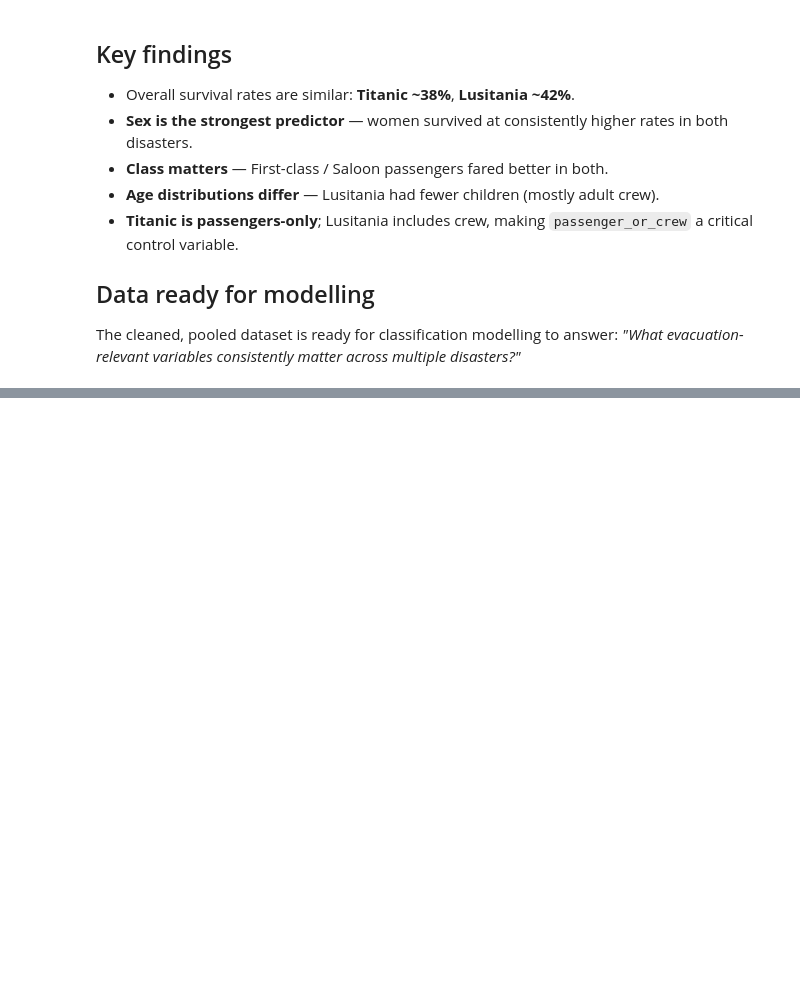
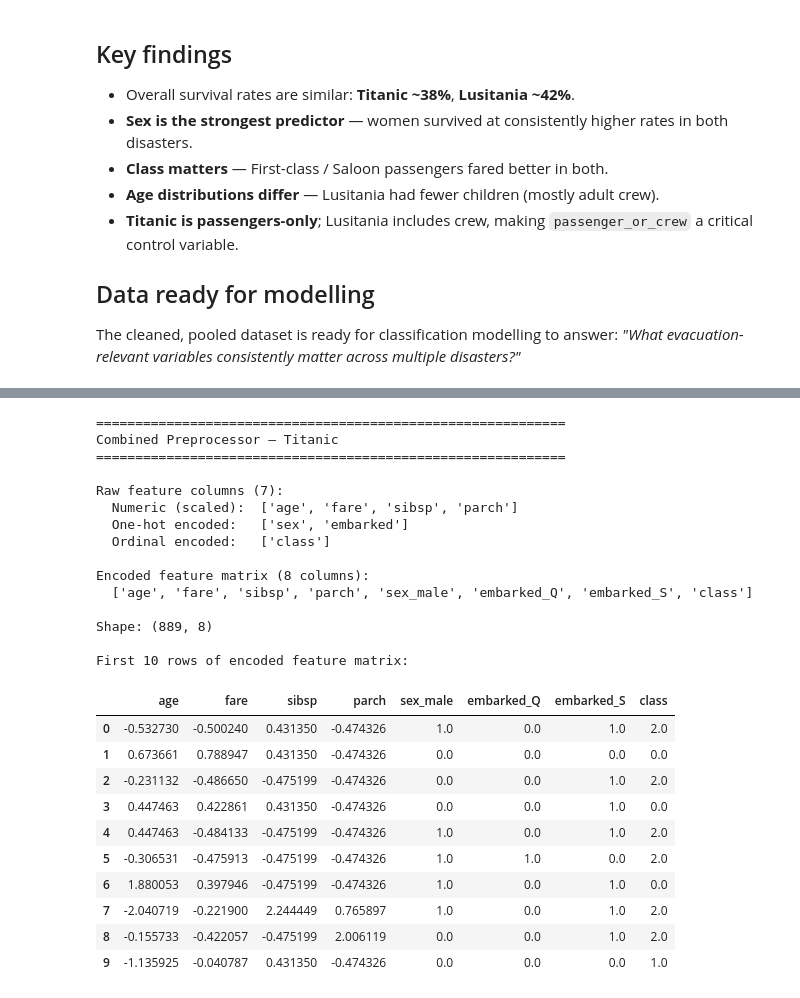
Before and after one commit to 4vince/MIH_MachineLearning, a Jupyter notebook: MIH_ML.ipynb, the cells around one changed output, grey strips where cells are left out. Cells and saved outputs as stored; diff of their text form; code cells hidden in the pictures; blank space fills up the shorter version.

Commit message:
added feature extraction

```diff
--- a/MIH_ML.ipynb
+++ b/MIH_ML.ipynb
@@ -719,0 +1110,66 @@ The cleaned, pooled dataset is ready for classification modelling to answer:
+# %%
+from feature_pipeline import build_combined_preprocessor, get_feature_names
+
+# Build preprocessor for Titanic
+titanic_ct = build_combined_preprocessor(
+    numeric_cols=COMMON_NUMERIC + TITANIC_NUMERIC,
+    onehot_cols=[c for c in COMMON_CATEGORICAL + TITANIC_CATEGORICAL
+                 if c not in COMMON_CATEGORICAL_ORDINAL],
+    ordinal_cols=COMMON_CATEGORICAL_ORDINAL,
+)
+
+# Extract feature matrix and target from Titanic
+y_titanic = titanic[TARGET].values
+all_feature_cols = (
+    COMMON_NUMERIC + TITANIC_NUMERIC
+    + [c for c in COMMON_CATEGORICAL + TITANIC_CATEGORICAL
+       if c not in COMMON_CATEGORICAL_ORDINAL]
+    + COMMON_CATEGORICAL_ORDINAL
+)
+X_titanic_raw = titanic[all_feature_cols]
+
+# Fit and transform in one call
+X_titanic = titanic_ct.fit_transform(X_titanic_raw)
+feature_names = get_feature_names(titanic_ct, X_titanic_raw)
+X_titanic_df = pd.DataFrame(X_titanic, columns=feature_names, index=X_titanic_raw.index)
+
+print("=" * 60)
+print("Combined Preprocessor — Titanic")
+print("=" * 60)
+print(f"\nRaw feature columns ({len(all_feature_cols)}):")
+print(f"  Numeric (scaled):  {COMMON_NUMERIC + TITANIC_NUMERIC}")
+print(f"  One-hot encoded:   {[c for c in COMMON_CATEGORICAL + TITANIC_CATEGORICAL if c not in COMMON_CATEGORICAL_ORDINAL]}")
+print(f"  Ordinal encoded:   {COMMON_CATEGORICAL_ORDINAL}")
+
+print(f"\nEncoded feature matrix ({len(feature_names)} columns):")
+print(f"  {feature_names}")
+print(f"\nShape: {X_titanic_df.shape}")
+print(f"\nFirst 10 rows of encoded feature matrix:")
+X_titanic_df.head(10)
+# %% [output]
+============================================================
+Combined Preprocessor — Titanic
+============================================================
+
+Raw feature columns (7):
+  Numeric (scaled):  ['age', 'fare', 'sibsp', 'parch']
+  One-hot encoded:   ['sex', 'embarked']
+  Ordinal encoded:   ['class']
+
+Encoded feature matrix (8 columns):
+  ['age', 'fare', 'sibsp', 'parch', 'sex_male', 'embarked_Q', 'embarked_S', 'class']
+
+Shape: (889, 8)
+
+First 10 rows of encoded feature matrix:
+|  | age | fare | sibsp | parch | sex_male | embarked_Q | embarked_S | class |
+| 0 | -0.532730 | -0.500240 | 0.431350 | -0.474326 | 1.0 | 0.0 | 1.0 | 2.0 |
+| 1 | 0.673661 | 0.788947 | 0.431350 | -0.474326 | 0.0 | 0.0 | 0.0 | 0.0 |
+| 2 | -0.231132 | -0.486650 | -0.475199 | -0.474326 | 0.0 | 0.0 | 1.0 | 2.0 |
+| 3 | 0.447463 | 0.422861 | 0.431350 | -0.474326 | 0.0 | 0.0 | 1.0 | 0.0 |
+| 4 | 0.447463 | -0.484133 | -0.475199 | -0.474326 | 1.0 | 0.0 | 1.0 | 2.0 |
+| 5 | -0.306531 | -0.475913 | -0.475199 | -0.474326 | 1.0 | 1.0 | 0.0 | 2.0 |
+| 6 | 1.880053 | 0.397946 | -0.475199 | -0.474326 | 1.0 | 0.0 | 1.0 | 0.0 |
+| 7 | -2.040719 | -0.221900 | 2.244449 | 0.765897 | 1.0 | 0.0 | 1.0 | 2.0 |
+| 8 | -0.155733 | -0.422057 | -0.475199 | 2.006119 | 0.0 | 0.0 | 1.0 | 2.0 |
+| 9 | -1.135925 | -0.040787 | 0.431350 | -0.474326 | 0.0 | 0.0 | 0.0 | 1.0 |
```
Also changed, not shown: parts of 18 cells of this notebook, 17 other files.
